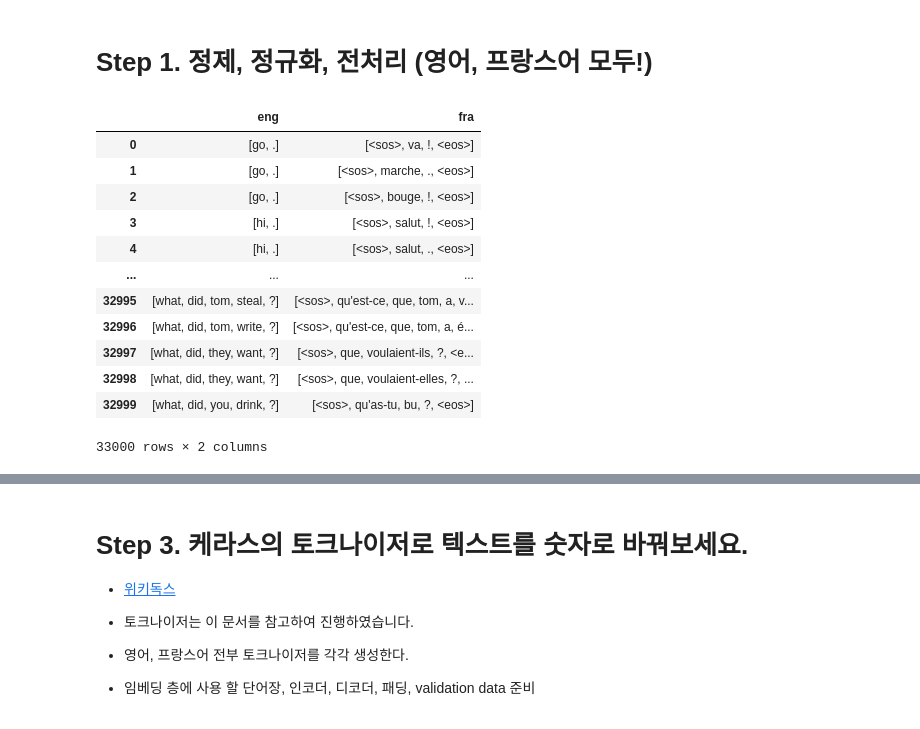
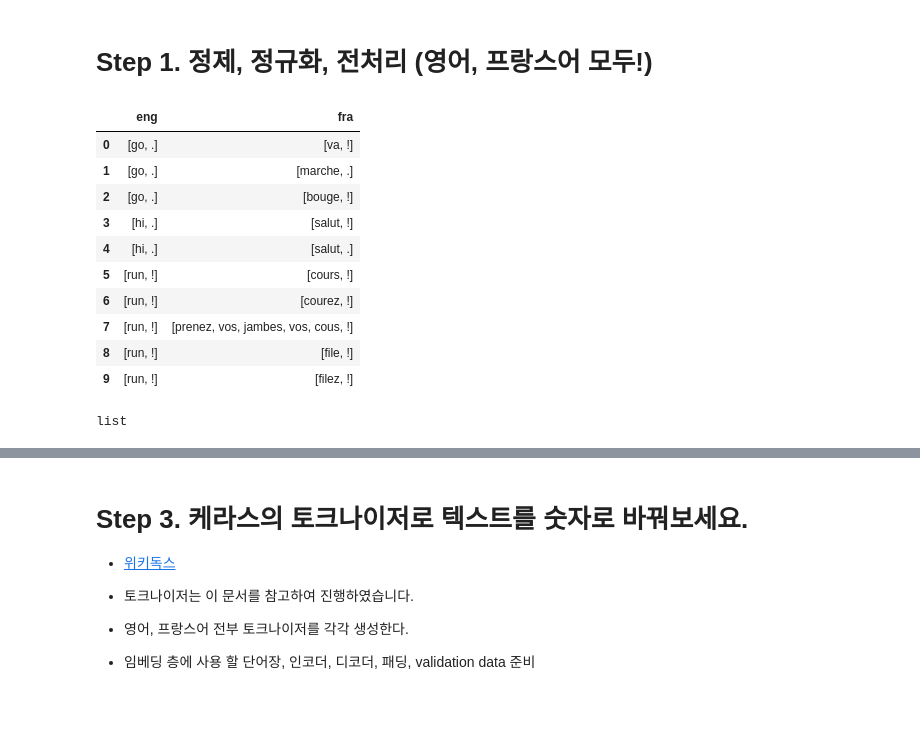
Before and after one commit to sgr1118/EX, a Jupyter notebook: [Exp_10]_Create_translator.ipynb, the cells around one changed output, grey strips where cells are left out. Cells and saved outputs as stored; diff of their text form; code cells hidden in the pictures.

```diff
--- a/[Exp_10]_Create_translator.ipynb
+++ b/[Exp_10]_Create_translator.ipynb
@@ -88,3 +72,15 @@ lines_c.iloc[:5]
 # %% [markdown]
 # Step 1. 정제, 정규화, 전처리 (영어, 프랑스어 모두!)
+# %%
+# 정규표현식을 사용한 데이터 전처리
+# 본 분석에서는 최종적으로 이 방법을 사용하였다.
+# 이유는 회고에 작성
+import re
+def preprocess_sentence(sentence):
+  sentence = sentence.str.replace(pat= r'([?.!,¿])', repl=r' \1', regex=True) #  구두점 분리
+  sentence = sentence.str.lower() #  소문자로 바꿔준다.
+  sentence = sentence.str.replace(pat=r"[^a-zA-Z!.?]+", repl =" ",regex=True) # -zA-Z?.!,¿가 아닌 모든 문자를 하나의 공백으로 바꿉니다
+  sentence = sentence.str.replace(pat= r'[" "]+',repl=r" ", regex=True) # 여러개의 공백은 하나의 공백으로 바꿉니다
+  sentence = sentence.str.split() # 띄어쓰기 적용
+  return sentence
 # %%
@@ -102,19 +98,27 @@ lines_c['fra'] = lines_c['fra'].str.lower()
 # 띄어쓰기 단위로 토큰를 수행하세요.
 lines_c['eng'] = lines_c['eng'].str.split()
 lines_c['fra'] = lines_c['fra'].str.split()
-# %%
-lines_c
-# %% [output]
-|  | eng | fra |
-| 0 | [go, .] | [<sos>, va, !, <eos>] |
-| 1 | [go, .] | [<sos>, marche, ., <eos>] |
-| 2 | [go, .] | [<sos>, bouge, !, <eos>] |
-| 3 | [hi, .] | [<sos>, salut, !, <eos>] |
-| 4 | [hi, .] | [<sos>, salut, ., <eos>] |
-| ... | ... | ... |
-| 32995 | [what, did, tom, steal, ?] | [<sos>, qu'est-ce, que, tom, a, v... |
-| 32996 | [what, did, tom, write, ?] | [<sos>, qu'est-ce, que, tom, a, é... |
-| 32997 | [what, did, they, want, ?] | [<sos>, que, voulaient-ils, ?, <e... |
-| 32998 | [what, did, they, want, ?] | [<sos>, que, voulaient-elles, ?, ... |
-| 32999 | [what, did, you, drink, ?] | [<sos>, qu'as-tu, bu, ?, <eos>] |
-33000 rows × 2 columns
+# %%
+# Step1 전처리 적용
+lines_c['eng'] = preprocess_sentence(lines_c['eng'])
+lines_c['fra'] = preprocess_sentence(lines_c['fra'])
+# %%
+# 전처리 결과 확인
+lines_c.iloc[:10]
+# %% [output]
+|  | eng | fra |
+| 0 | [go, .] | [va, !] |
+| 1 | [go, .] | [marche, .] |
+| 2 | [go, .] | [bouge, !] |
+| 3 | [hi, .] | [salut, !] |
+| 4 | [hi, .] | [salut, .] |
+| 5 | [run, !] | [cours, !] |
+| 6 | [run, !] | [courez, !] |
+| 7 | [run, !] | [prenez, vos, jambes, vos, cous, !] |
+| 8 | [run, !] | [file, !] |
+| 9 | [run, !] | [filez, !] |
+# %%
+# DF내부에 자료 형태 확인
+type(lines_c['fra'][0])
+# %% [output]
+list
```
Also changed, not shown: parts of 44 cells of this notebook.
